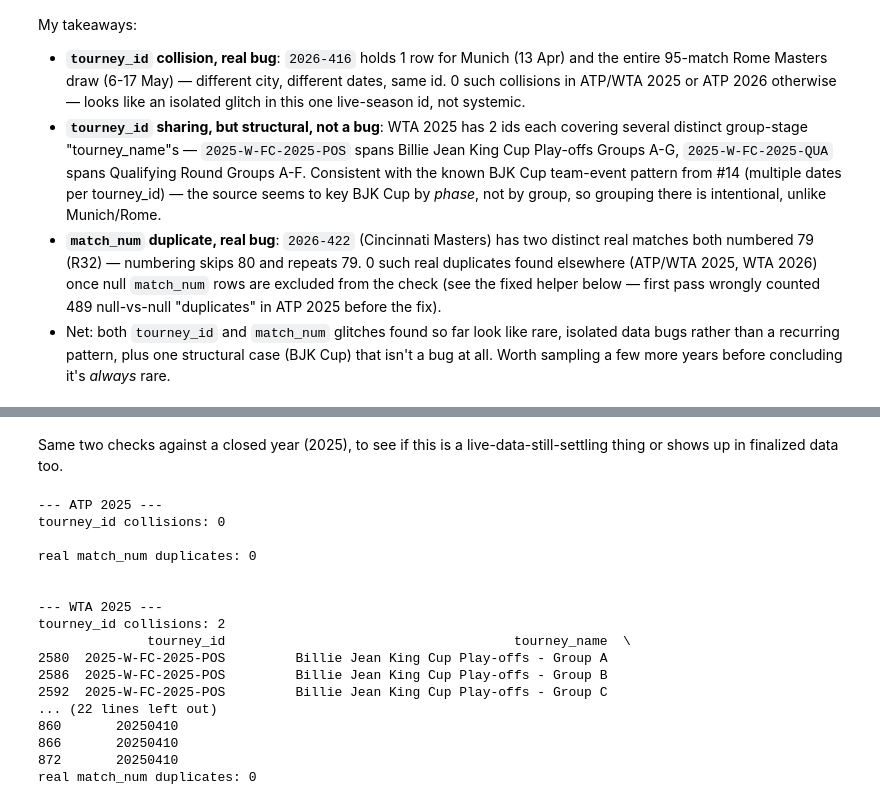
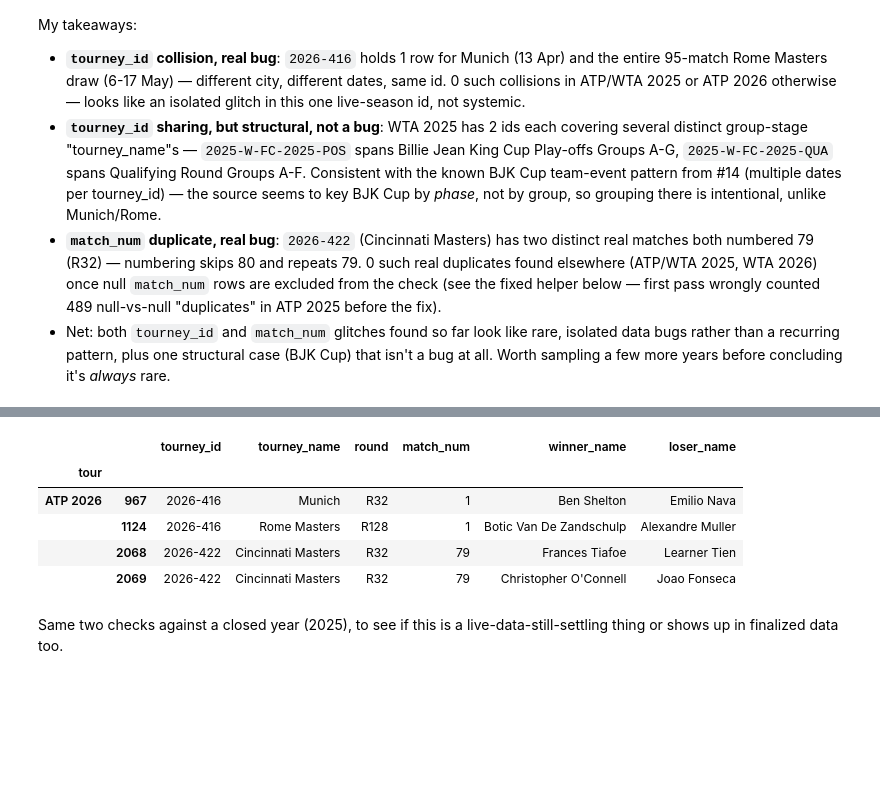
Before and after one commit to anajbellini/DataDeuce, a Jupyter notebook: analysis/source_profiling.ipynb, the cells around one changed output, grey strips where cells are left out. Saved outputs shown, nothing was run; the diff lists cells and outputs as text; code cells hidden in the pictures; blank space fills up the shorter version.

```diff
--- a/analysis/source_profiling.ipynb
+++ b/analysis/source_profiling.ipynb
@@ -1233,46 +1195,30 @@ none found
+# %%
+def match_num_real_duplicates(df):
+    """Same (tourney_id, match_num) but different players -- a numbering bug, not a row duplicate."""
+    populated = df.dropna(subset=["match_num"])
+    dupes = populated[
+        populated.duplicated(subset=["tourney_id", "match_num"], keep=False)
+    ]
+    return dupes[
+        ~dupes.duplicated(
+            subset=["tourney_id", "match_num", "winner_name", "loser_name"], keep=False
+        )
+    ]
+
+
+pd.concat(
+    {
+        "ATP 2026": match_num_real_duplicates(atp_2026),
+        "WTA 2026": match_num_real_duplicates(wta_2026),
+    },
+    names=["tour"],
+)[["tourney_id", "tourney_name", "round", "match_num", "winner_name", "loser_name"]]
+# %% [output]
+|  |  | tourney_id | tourney_name | round | match_num | winner_name | loser_name |
+| tour |  |  |  |  |  |  |  |
+| ATP 2026 | 967 | 2026-416 | Munich | R32 | 1 | Ben Shelton | Emilio Nava |
+|  | 1124 | 2026-416 | Rome Masters | R128 | 1 | Botic Van De Zandschulp | Alexandre Muller |
+|  | 2068 | 2026-422 | Cincinnati Masters | R32 | 79 | Frances Tiafoe | Learner Tien |
+|  | 2069 | 2026-422 | Cincinnati Masters | R32 | 79 | Christopher O'Connell | Joao Fonseca |
 # %% [markdown]
 Same two checks against a closed year (2025), to see if this is a live-data-still-settling thing or shows up in finalized data too.
-# %%
-for label, df in [("ATP 2025", atp_2025), ("WTA 2025", wta_2025)]:
-    collisions = tourney_id_collisions(df)
-    dupes = match_num_real_duplicates(df)
-    print(f"--- {label} ---")
-    print(
-        "tourney_id collisions:",
-        len(collisions["tourney_id"].unique()) if len(collisions) else 0,
-    )
-    print(collisions if len(collisions) else "")
-    print("real match_num duplicates:", len(dupes))
-    print(
-        dupes[
-            [
-                "tourney_id",
-                "tourney_name",
-                "round",
-                "match_num",
-                "winner_name",
-                "loser_name",
-            ]
-        ]
-        if len(dupes)
-        else ""
-    )
-    print()
-# %% [output]
---- ATP 2025 ---
-tourney_id collisions: 0
-
-real match_num duplicates: 0
-
-
---- WTA 2025 ---
-tourney_id collisions: 2
-              tourney_id                                     tourney_name  \
-2580  2025-W-FC-2025-POS         Billie Jean King Cup Play-offs - Group A
-2586  2025-W-FC-2025-POS         Billie Jean King Cup Play-offs - Group B
-2592  2025-W-FC-2025-POS         Billie Jean King Cup Play-offs - Group C
-... (22 lines left out)
-860       20250410
-866       20250410
-872       20250410
-real match_num duplicates: 0
```
Also changed, not shown: parts of 12 cells of this notebook.
